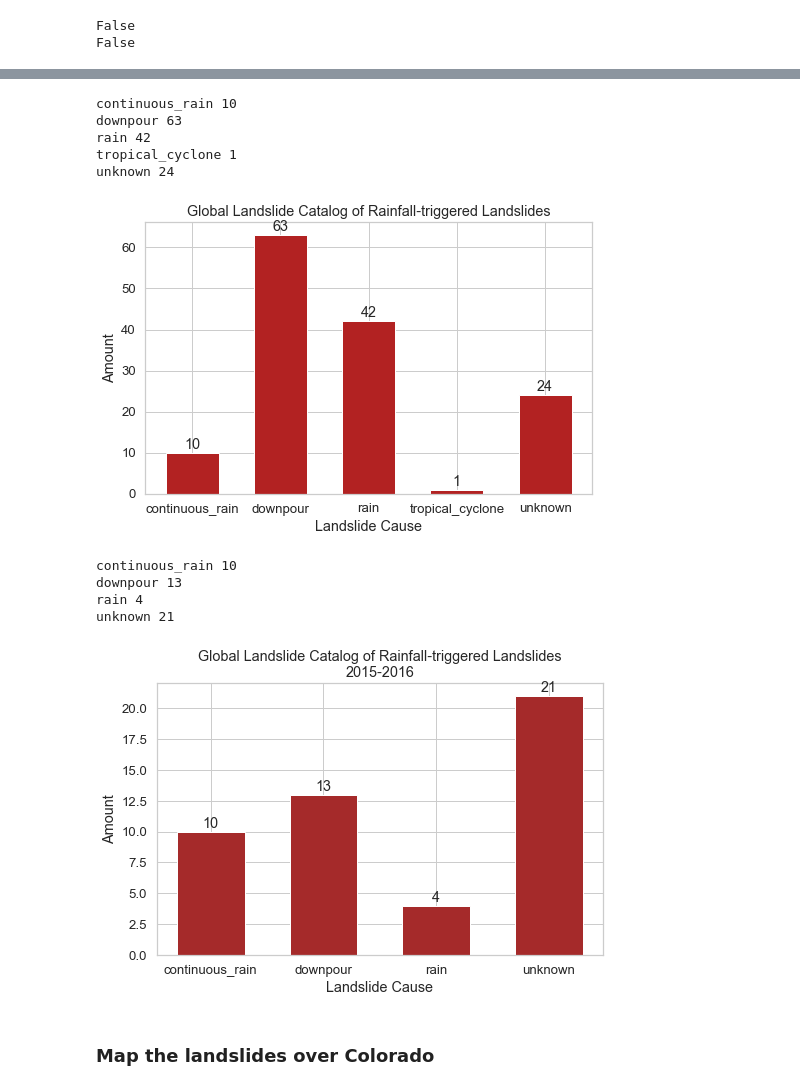
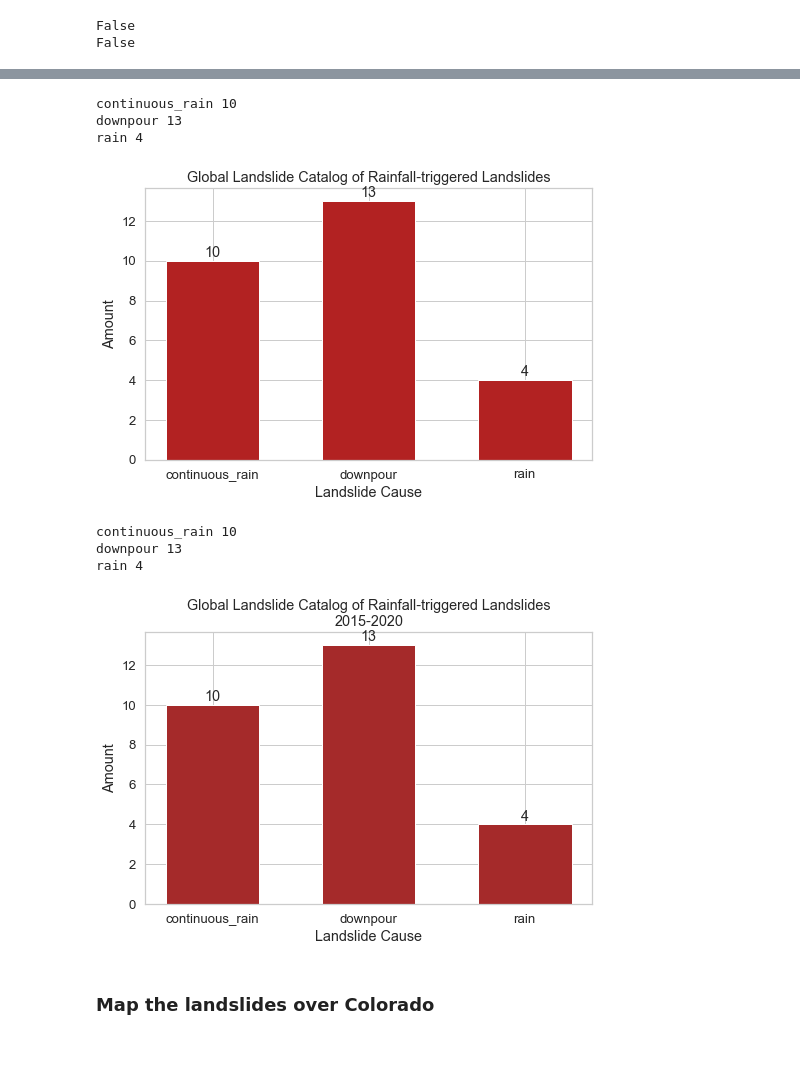
Before and after one commit to jacquiewitte/capstone-landslides-soilmoisture, a Jupyter notebook: capstone-study-area-final.ipynb, the cells around one changed output, grey strips where cells are left out. Drawn from its saved outputs; the diff is of its cells as text; code cells hidden in the pictures; blank space fills up the shorter version.

Commit message:
Isolated 2015-2020 Landslides

```diff
--- a/capstone-study-area-final.ipynb
+++ b/capstone-study-area-final.ipynb
@@ -95,3 +79,3 @@ glc_co[glc_co['landslide_trigger'] == 'tropical_cyclone']
 # %%
-glc_co_2015to2016 = glc_co[glc_co.index > '2015-04-01']
+glc_co_gt2015 = glc_co[glc_co.index > '2015-04-01']
 # %%
@@ -119,10 +103,10 @@ glc_co_2015to2016
 # %%
-glc_co.columns
+glc_co_gt2015.columns
 #glc_co[['landslide_size', 'injury_count']]
 
 stack_plot = []
 labels = []
-for i, data in glc_co.groupby('landslide_size'):
+for i, data in glc_co_gt2015.groupby('landslide_size'):
     labels.append(i)
     stack_plot.append(data['landslide_size'].count())
     print(i, data['landslide_size'].count())
@@ -136,14 +120,6 @@ ax.set(xlabel='Landslide Size',
        ylabel='Amount',
        title='Global Landslide Catalog of Rainfall-triggered Landslides')
 
-ax.bar_label(bars, padding=1)
-
-# Saving figure
-plot_output = os.path.join(et.io.HOME,
-                           'earth-analytics',
-                           'ea-python-2022-capstone', 'plots',
-                           'glc_landslide_size.jpg')
-
-plt.savefig(plot_output)
+ax.bar_label(bars, padding=1);
 # %% [output]
 large 1
@@ -154,7 +129,7 @@ very_large 2
 # %%
 stack_plot = []
 labels = []
-for i, data in glc_co.groupby('landslide_trigger'):
+for i, data in glc_co_gt2015.groupby('landslide_trigger'):
     labels.append(i)
     stack_plot.append(data['landslide_trigger'].count())
     print(i, data['landslide_trigger'].count())
@@ -168,54 +143,35 @@ ax.set(xlabel='Landslide Cause',
        ylabel='Amount',
        title='Global Landslide Catalog of Rainfall-triggered Landslides')
 
-ax.bar_label(bars, padding=1)
-
-# Saving figure
-plot_output = os.path.join(et.io.HOME,
-                           'earth-analytics',
-                           'ea-python-2022-capstone', 'plots',
-                           'glc_landslide_cause.jpg')
-
-plt.savefig(plot_output)
+ax.bar_label(bars, padding=1);
 # %% [output]
 continuous_rain 10
-downpour 63
-rain 42
-tropical_cyclone 1
-unknown 24
+downpour 13
+rain 4
-[figure, old version]
+[figure, new version]
 # %%
 stack_plot = []
 labels = []
-for i, data in glc_co_2015to2016.groupby('landslide_trigger'):
+for i, data in glc_co_gt2015.groupby('landslide_trigger'):
     labels.append(i)
     stack_plot.append(data['landslide_trigger'].count())
     print(i, data['landslide_trigger'].count())
 
 labels, stack_plot
 
 f, ax = plt.subplots(figsize=(8,5))
 width = 0.6
 bars = ax.bar(labels, stack_plot, width, color='brown')
 ax.set(xlabel='Landslide Cause',
        ylabel='Amount',
-       title='Global Landslide Catalog of Rainfall-triggered Landslides\n2015-2016')
+       title='Global Landslide Catalog of Rainfall-triggered Landslides\n2015-2020')
 
-ax.bar_label(bars, padding=1)
-
-# Saving figure
-plot_output = os.path.join(et.io.HOME,
-                           'earth-analytics',
-                           'ea-python-2022-capstone', 'plots',
-                           'glc_landslide_cause_2015-2016.jpg')
-
-plt.savefig(plot_output)
+ax.bar_label(bars, padding=1);
 # %% [output]
 continuous_rain 10
 downpour 13
 rain 4
-unknown 21
-[figure, old version]
+[figure, new version]
 # %% [markdown]
 ### Map the landslides over Colorado
 # %%
```
Also changed, not shown: parts of 14 cells of this notebook.
